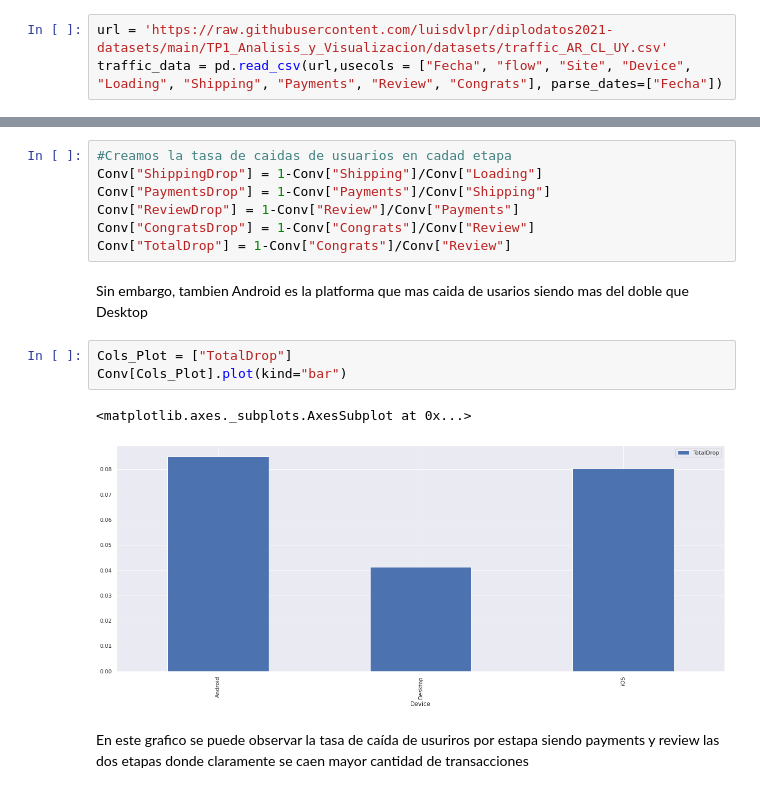
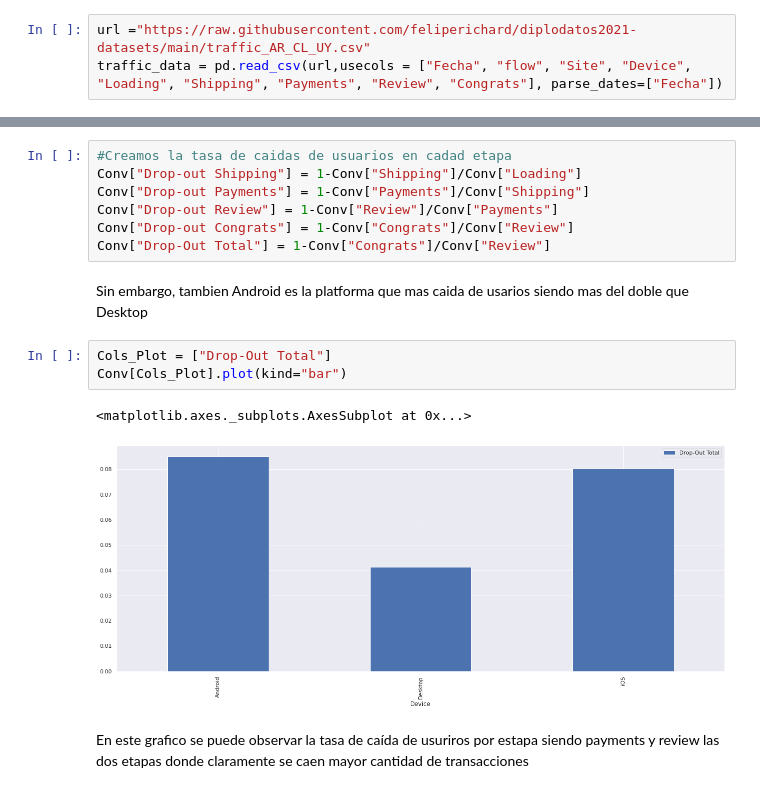
Before and after one commit to feliperichard/Mentoria, a Jupyter notebook: TP1_Analisis_y_Visualizacion/Tp1_analisis_y_visualizacion_Grupo_2.ipynb, the cells around one changed output, grey strips where cells are left out. Drawn from its saved outputs; the diff is of its cells as text.

```diff
--- a/TP1_Analisis_y_Visualizacion/Tp1_analisis_y_visualizacion_Grupo_2.ipynb
+++ b/TP1_Analisis_y_Visualizacion/Tp1_analisis_y_visualizacion_Grupo_2.ipynb
@@ -23,7 +23,7 @@ plt.rcParams['figure.figsize'] = (12, 9)
 # %% [markdown]
 ## Carga del dataset
 # %%
-url = 'https://raw.githubusercontent.com/luisdvlpr/diplodatos2021-datasets/main/TP1_Analisis_y_Visualizacion/datasets/traffic_AR_CL_UY.csv'
+url ="https://raw.githubusercontent.com/feliperichard/diplodatos2021-datasets/main/traffic_AR_CL_UY.csv"
 traffic_data = pd.read_csv(url,usecols = ["Fecha", "flow", "Site", "Device", "Loading", "Shipping", "Payments", "Review", "Congrats"], parse_dates=["Fecha"])
 # %% [markdown]
 Ejecutamos un breve  repaso exploratorio
@@ -358,18 +391,18 @@ Conv.plot(kind="bar")
 [figure]
 # %%
 #Creamos la tasa de caidas de usuarios en cadad etapa
-Conv["ShippingDrop"] = 1-Conv["Shipping"]/Conv["Loading"]
-Conv["PaymentsDrop"] = 1-Conv["Payments"]/Conv["Shipping"]
-Conv["ReviewDrop"] = 1-Conv["Review"]/Conv["Payments"]
-Conv["CongratsDrop"] = 1-Conv["Congrats"]/Conv["Review"]
-Conv["TotalDrop"] = 1-Conv["Congrats"]/Conv["Review"]
+Conv["Drop-out Shipping"] = 1-Conv["Shipping"]/Conv["Loading"]
+Conv["Drop-out Payments"] = 1-Conv["Payments"]/Conv["Shipping"]
+Conv["Drop-out Review"] = 1-Conv["Review"]/Conv["Payments"]
+Conv["Drop-out Congrats"] = 1-Conv["Congrats"]/Conv["Review"]
+Conv["Drop-Out Total"] = 1-Conv["Congrats"]/Conv["Review"]
 # %% [markdown]
 Sin embargo, tambien Android es la platforma que mas caida de usarios siendo mas del doble que Desktop
 # %%
-Cols_Plot = ["TotalDrop"]
+Cols_Plot = ["Drop-Out Total"]
 Conv[Cols_Plot].plot(kind="bar")
 # %% [output]
 <matplotlib.axes._subplots.AxesSubplot at 0x...>
-[figure, old version]
+[figure, new version]
 # %% [markdown]
 En este grafico se puede observar la tasa de caída de usuriros por estapa siendo payments y review las dos etapas donde claramente se caen mayor cantidad de transacciones
```
Also changed, not shown: parts of 11 cells of this notebook.
